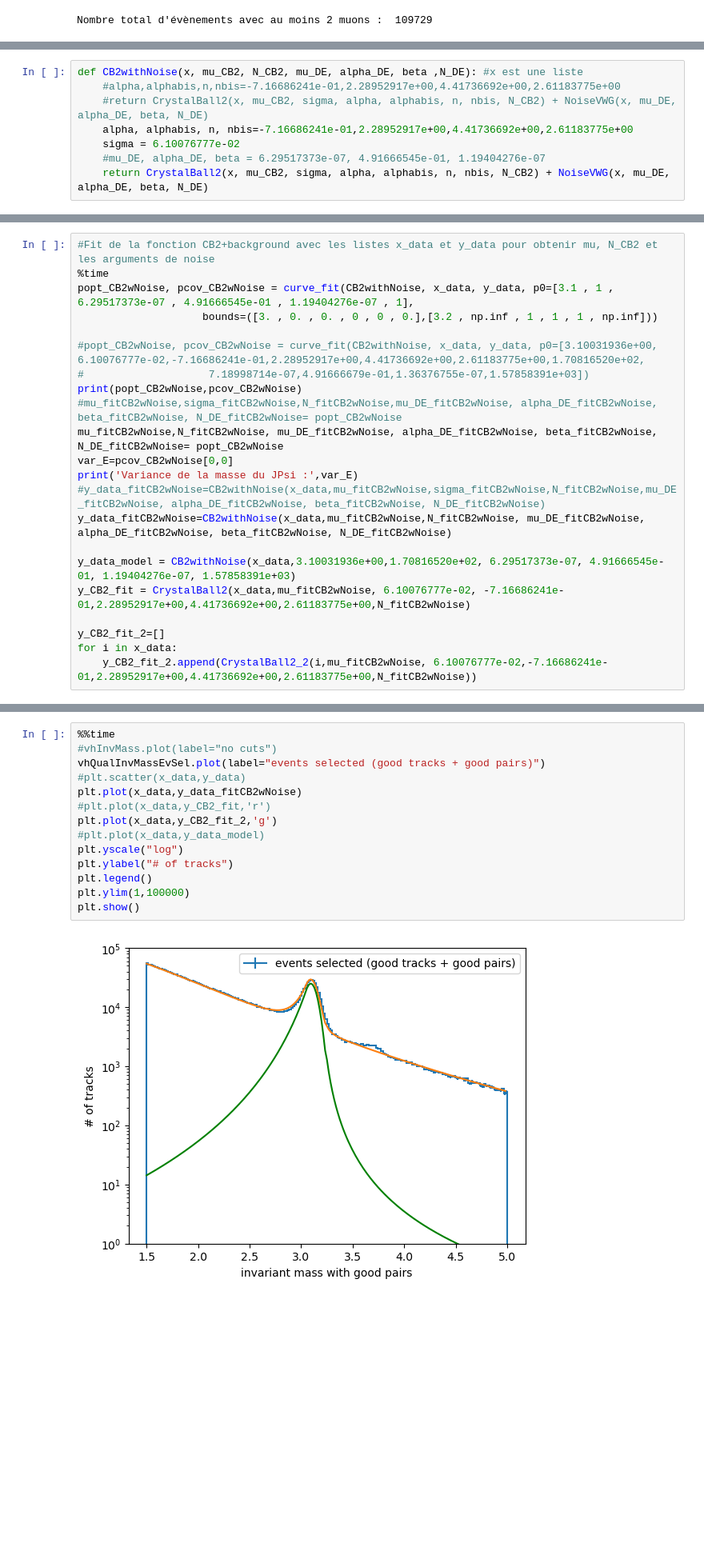
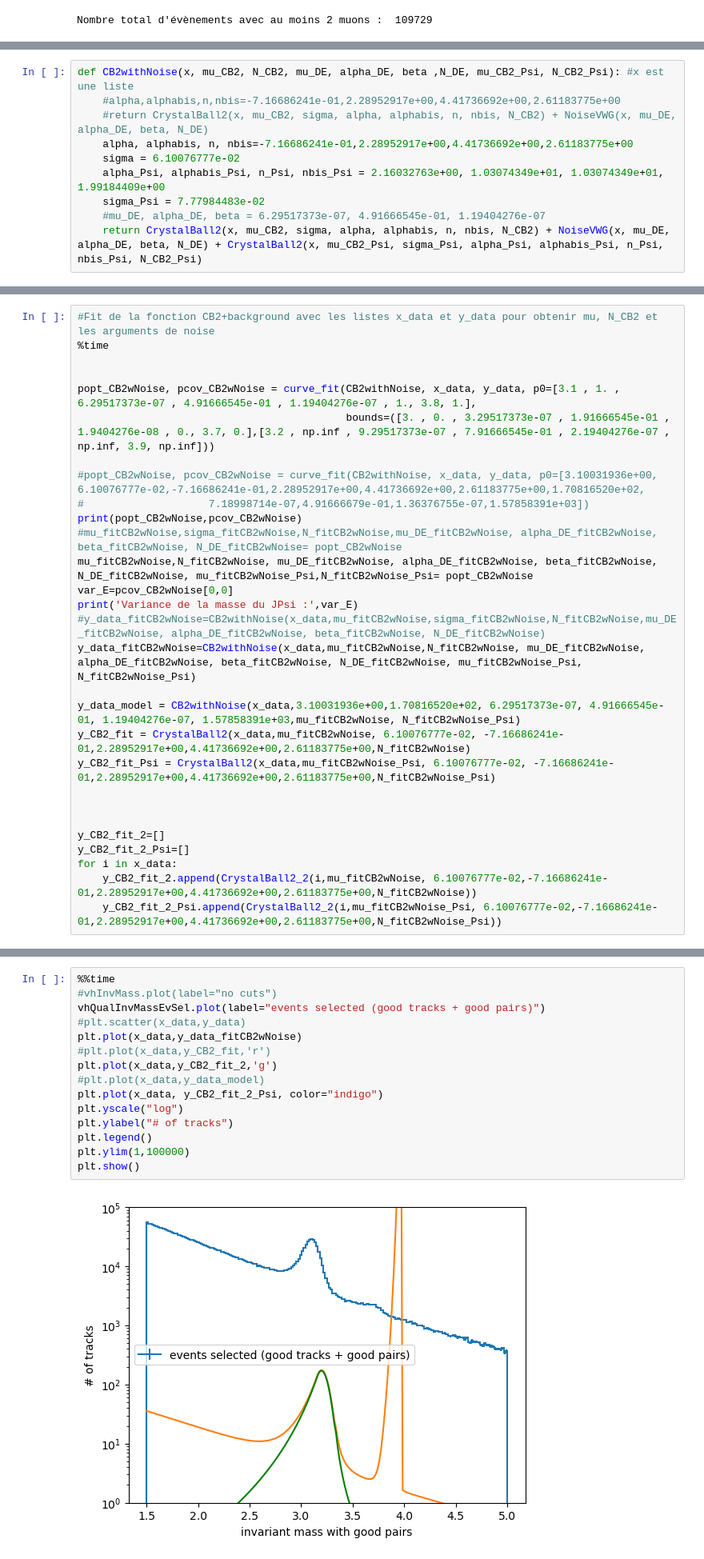
Before and after one commit to nantes-m2-rps-exp/qqbar2mumu-2022, a Jupyter notebook: notebooks/nombreJPSIvectorisation.ipynb, the cells around one changed output, grey strips where cells are left out. Shown: that part at 80% size. Drawn from its saved outputs; the diff is of its cells as text; blank space fills up the shorter version.

```diff
--- a/notebooks/nombreJPSIvectorisation.ipynb
+++ b/notebooks/nombreJPSIvectorisation.ipynb
@@ -103,13 +103,15 @@ def NoiseVWG(x, mu, alpha, beta, N):
         y = np.append(y, N * np.exp(-((i-mu)**2)/(2*sigma**2)))
     return y
 # %%
-def CB2withNoise(x, mu_CB2, N_CB2, mu_DE, alpha_DE, beta ,N_DE): #x est une liste
+def CB2withNoise(x, mu_CB2, N_CB2, mu_DE, alpha_DE, beta ,N_DE, mu_CB2_Psi, N_CB2_Psi): #x est une liste
     #alpha,alphabis,n,nbis=-7.16686241e-01,2.28952917e+00,4.41736692e+00,2.61183775e+00
     #return CrystalBall2(x, mu_CB2, sigma, alpha, alphabis, n, nbis, N_CB2) + NoiseVWG(x, mu_DE, alpha_DE, beta, N_DE)
     alpha, alphabis, n, nbis=-7.16686241e-01,2.28952917e+00,4.41736692e+00,2.61183775e+00
     sigma = 6.10076777e-02
+    alpha_Psi, alphabis_Psi, n_Psi, nbis_Psi = 2.16032763e+00, 1.03074349e+01, 1.03074349e+01, 1.99184409e+00
+    sigma_Psi = 7.77984483e-02
     #mu_DE, alpha_DE, beta = 6.29517373e-07, 4.91666545e-01, 1.19404276e-07
-    return CrystalBall2(x, mu_CB2, sigma, alpha, alphabis, n, nbis, N_CB2) + NoiseVWG(x, mu_DE, alpha_DE, beta, N_DE)
+    return CrystalBall2(x, mu_CB2, sigma, alpha, alphabis, n, nbis, N_CB2) + NoiseVWG(x, mu_DE, alpha_DE, beta, N_DE) + CrystalBall2(x, mu_CB2_Psi, sigma_Psi, alpha_Psi, alphabis_Psi, n_Psi, nbis_Psi, N_CB2_Psi)
 # %%
 def scan(dataDescription,
               hInvMass:hist.Hist, hQualInvMass:hist.Hist,
@@ -190,23 +192,30 @@ for i in vhQualInvMassEvSel:
 # %%
 #Fit de la fonction CB2+background avec les listes x_data et y_data pour obtenir mu, N_CB2 et les arguments de noise
 %time
-popt_CB2wNoise, pcov_CB2wNoise = curve_fit(CB2withNoise, x_data, y_data, p0=[3.1 , 1 , 6.29517373e-07 , 4.91666545e-01 , 1.19404276e-07 , 1],
-                    bounds=([3. , 0. , 0. , 0 , 0 , 0.],[3.2 , np.inf , 1 , 1 , 1 , np.inf]))
+
+
+popt_CB2wNoise, pcov_CB2wNoise = curve_fit(CB2withNoise, x_data, y_data, p0=[3.1 , 1. , 6.29517373e-07 , 4.91666545e-01 , 1.19404276e-07 , 1., 3.8, 1.],
+                                           bounds=([3. , 0. , 3.29517373e-07 , 1.91666545e-01 , 1.9404276e-08 , 0., 3.7, 0.],[3.2 , np.inf , 9.29517373e-07 , 7.91666545e-01 , 2.19404276e-07 , np.inf, 3.9, np.inf]))
 
 #popt_CB2wNoise, pcov_CB2wNoise = curve_fit(CB2withNoise, x_data, y_data, p0=[3.10031936e+00, 6.10076777e-02,-7.16686241e-01,2.28952917e+00,4.41736692e+00,2.61183775e+00,1.70816520e+02,
 #                    7.18998714e-07,4.91666679e-01,1.36376755e-07,1.57858391e+03])
 print(popt_CB2wNoise,pcov_CB2wNoise)
 #mu_fitCB2wNoise,sigma_fitCB2wNoise,N_fitCB2wNoise,mu_DE_fitCB2wNoise, alpha_DE_fitCB2wNoise, beta_fitCB2wNoise, N_DE_fitCB2wNoise= popt_CB2wNoise
-mu_fitCB2wNoise,N_fitCB2wNoise, mu_DE_fitCB2wNoise, alpha_DE_fitCB2wNoise, beta_fitCB2wNoise, N_DE_fitCB2wNoise= popt_CB2wNoise
+mu_fitCB2wNoise,N_fitCB2wNoise, mu_DE_fitCB2wNoise, alpha_DE_fitCB2wNoise, beta_fitCB2wNoise, N_DE_fitCB2wNoise, mu_fitCB2wNoise_Psi,N_fitCB2wNoise_Psi= popt_CB2wNoise
 var_E=pcov_CB2wNoise[0,0]
 print('Variance de la masse du JPsi :',var_E)
 #y_data_fitCB2wNoise=CB2withNoise(x_data,mu_fitCB2wNoise,sigma_fitCB2wNoise,N_fitCB2wNoise,mu_DE_fitCB2wNoise, alpha_DE_fitCB2wNoise, beta_fitCB2wNoise, N_DE_fitCB2wNoise)
-y_data_fitCB2wNoise=CB2withNoise(x_data,mu_fitCB2wNoise,N_fitCB2wNoise, mu_DE_fitCB2wNoise, alpha_DE_fitCB2wNoise, beta_fitCB2wNoise, N_DE_fitCB2wNoise)
+y_data_fitCB2wNoise=CB2withNoise(x_data,mu_fitCB2wNoise,N_fitCB2wNoise, mu_DE_fitCB2wNoise, alpha_DE_fitCB2wNoise, beta_fitCB2wNoise, N_DE_fitCB2wNoise, mu_fitCB2wNoise_Psi, N_fitCB2wNoise_Psi)
 
-y_data_model = CB2withNoise(x_data,3.10031936e+00,1.70816520e+02, 6.29517373e-07, 4.91666545e-01, 1.19404276e-07, 1.57858391e+03)
+y_data_model = CB2withNoise(x_data,3.10031936e+00,1.70816520e+02, 6.29517373e-07, 4.91666545e-01, 1.19404276e-07, 1.57858391e+03,mu_fitCB2wNoise, N_fitCB2wNoise_Psi)
 y_CB2_fit = CrystalBall2(x_data,mu_fitCB2wNoise, 6.10076777e-02, -7.16686241e-01,2.28952917e+00,4.41736692e+00,2.61183775e+00,N_fitCB2wNoise)
+y_CB2_fit_Psi = CrystalBall2(x_data,mu_fitCB2wNoise_Psi, 6.10076777e-02, -7.16686241e-01,2.28952917e+00,4.41736692e+00,2.61183775e+00,N_fitCB2wNoise_Psi)
+
+
 
 y_CB2_fit_2=[]
+y_CB2_fit_2_Psi=[]
 for i in x_data:
     y_CB2_fit_2.append(CrystalBall2_2(i,mu_fitCB2wNoise, 6.10076777e-02,-7.16686241e-01,2.28952917e+00,4.41736692e+00,2.61183775e+00,N_fitCB2wNoise))
+    y_CB2_fit_2_Psi.append(CrystalBall2_2(i,mu_fitCB2wNoise_Psi, 6.10076777e-02,-7.16686241e-01,2.28952917e+00,4.41736692e+00,2.61183775e+00,N_fitCB2wNoise_Psi))
 # %% [output]
@@ -242,16 +255,17 @@ Wall time: 1.08 s
 # %%
 %%time
 #vhInvMass.plot(label="no cuts")
 vhQualInvMassEvSel.plot(label="events selected (good tracks + good pairs)")
 #plt.scatter(x_data,y_data)
 plt.plot(x_data,y_data_fitCB2wNoise)
 #plt.plot(x_data,y_CB2_fit,'r')
 plt.plot(x_data,y_CB2_fit_2,'g')
 #plt.plot(x_data,y_data_model)
+plt.plot(x_data, y_CB2_fit_2_Psi, color="indigo")
 plt.yscale("log")
 plt.ylabel("# of tracks")
 plt.legend()
 plt.ylim(1,100000)
 plt.show()
 # %% [output]
-[figure, old version]
+[figure, new version]
```
Also changed, not shown: parts of 5 cells of this notebook, 4 other files.
